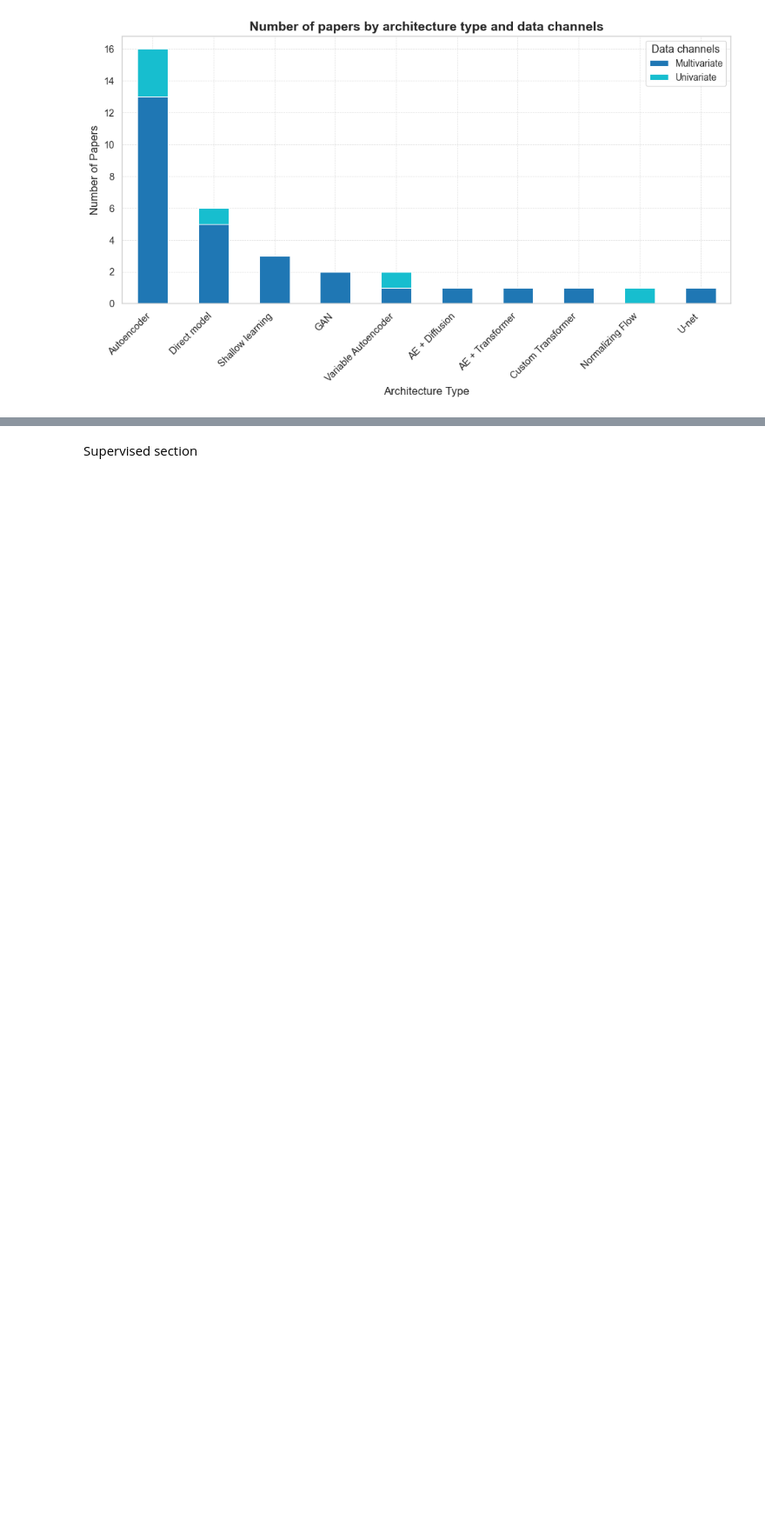
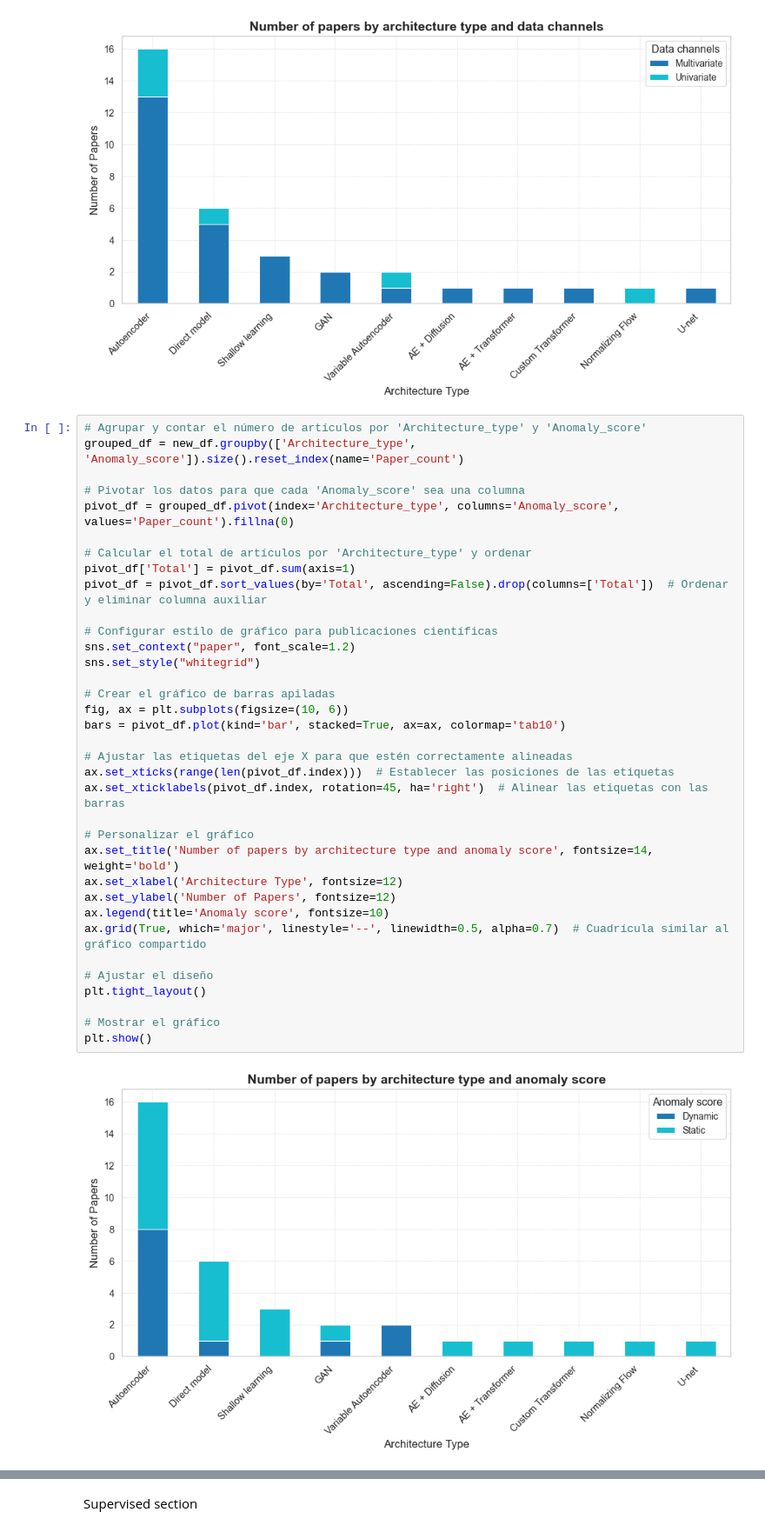
Before and after one commit to amolero6/ref_processing_research, a Jupyter notebook: Table_to_latex.ipynb, the cells around one changed output, grey strips where cells are left out. Shown at 87% size. Saved outputs shown, nothing was run; the diff lists cells and outputs as text; blank space fills up the shorter version.

Commit message:
Latest graphs

```diff
--- a/Table_to_latex.ipynb
+++ b/Table_to_latex.ipynb
@@ -207,3 +207,40 @@ plt.tight_layout()
 plt.show()
 # %% [output]
 [figure]
+# %%
+# Agrupar y contar el número de artículos por 'Architecture_type' y 'Anomaly_score'
+grouped_df = new_df.groupby(['Architecture_type', 'Anomaly_score']).size().reset_index(name='Paper_count')
+
+# Pivotar los datos para que cada 'Anomaly_score' sea una columna
+pivot_df = grouped_df.pivot(index='Architecture_type', columns='Anomaly_score', values='Paper_count').fillna(0)
+
+# Calcular el total de artículos por 'Architecture_type' y ordenar
+pivot_df['Total'] = pivot_df.sum(axis=1)
+pivot_df = pivot_df.sort_values(by='Total', ascending=False).drop(columns=['Total'])  # Ordenar y eliminar columna auxiliar
+
+# Configurar estilo de gráfico para publicaciones científicas
+sns.set_context("paper", font_scale=1.2)
+sns.set_style("whitegrid")
+
+# Crear el gráfico de barras apiladas
+fig, ax = plt.subplots(figsize=(10, 6))
+bars = pivot_df.plot(kind='bar', stacked=True, ax=ax, colormap='tab10')
+
+# Ajustar las etiquetas del eje X para que estén correctamente alineadas
+ax.set_xticks(range(len(pivot_df.index)))  # Establecer las posiciones de las etiquetas
+ax.set_xticklabels(pivot_df.index, rotation=45, ha='right')  # Alinear las etiquetas con las barras
+
+# Personalizar el gráfico
+ax.set_title('Number of papers by architecture type and anomaly score', fontsize=14, weight='bold')
+ax.set_xlabel('Architecture Type', fontsize=12)
+ax.set_ylabel('Number of Papers', fontsize=12)
+ax.legend(title='Anomaly score', fontsize=10)
+ax.grid(True, which='major', linestyle='--', linewidth=0.5, alpha=0.7)  # Cuadrícula similar al gráfico compartido
+
+# Ajustar el diseño
+plt.tight_layout()
+
+# Mostrar el gráfico
+plt.show()
+# %% [output]
+[figure, added]
```
Also changed, not shown: parts of 4 cells of this notebook.
